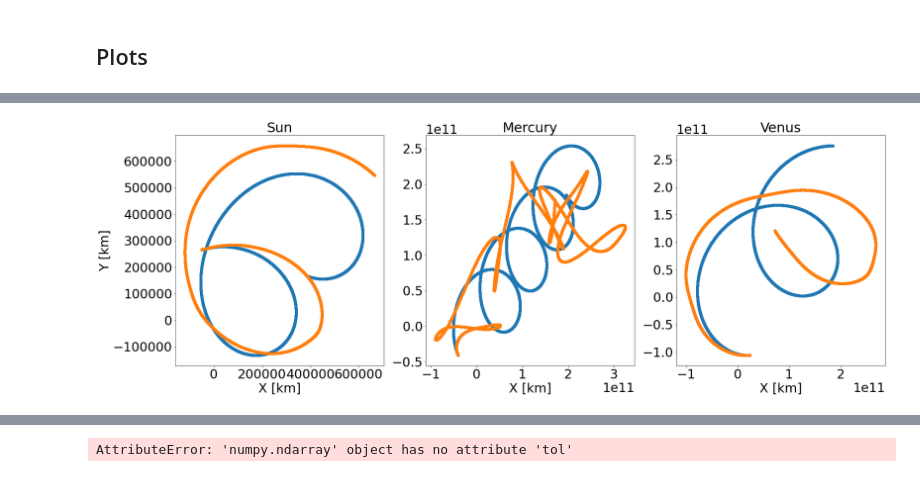
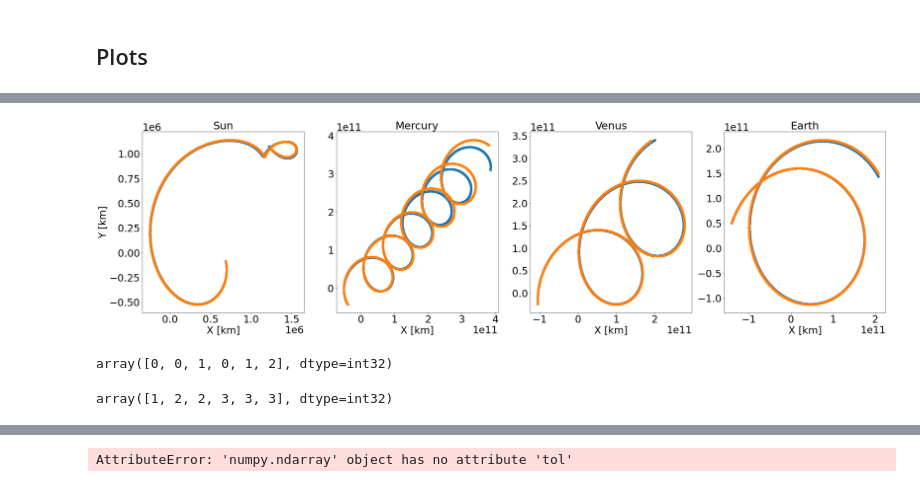
Before and after one commit to Pablo-Lemos/orbits, a Jupyter notebook: planets_graphnets.ipynb, the cells around one changed output, grey strips where cells are left out. Cells and saved outputs as stored; diff of their text form; code cells hidden in the pictures.

Commit message:
Working with 3 planets

```diff
--- a/planets_graphnets.ipynb
+++ b/planets_graphnets.ipynb
@@ -153,7 +157,7 @@ def model_gn(dx, num_processing_steps):
     '''
     Use the model to go from dx to dp
     '''
-    graph = input_graph_tr.replace(edges=dx)
+    graph = input_graph_test.replace(edges=dx)
     outputs = model(graph, num_processing_steps)
     outputs_p = get_momentum_update(outputs)
     output = sum(outputs_p)/num_processing_steps
@@ -221 +344,3 @@ def leapfrog_integration(x0, p0, planets,dt, num_steps, model, num_processing_st
+# %%
+x_traj_tr, dp_traj_tr = generate_batch(planets_gn, total_time_tr, delta_time, batch_size, norm_factor = np.std(dp_traj_np))
 # %%
@@ -370,3 +495,13 @@ def create_loss_ops(target_op, output_ops):
         for output_op in output_ops
     ]
     return loss_ops
+# %%
+t = tf.random_uniform([], minval=0, maxval=num_time_steps_tr - 1, dtype=tf.int32)
+input_dict_tr = []
+for i in range(batch_size):
+    input_dict_tr.append(get_input_graph(planets, x_traj_tr[i], t, noise_level = noise_level))
+
+input_graph_tr = utils_tf.data_dicts_to_graphs_tuple(input_dict_tr)
+output_model = model(input_graph_tr, num_processing_steps_tr)
+output_ops_tr = get_momentum_update(output_model)
+target_nodes_tr = tf.reshape(dp_traj_tr[:,t], shape=[batch_size*nplanets, 2])
@@ -373,15 +515,8 @@ def create_loss_ops(target_op, output_ops):
 # %%
-t = tf.random_uniform([], minval=0, maxval=num_time_steps - 1, dtype=tf.int32)
-input_dict_tr = get_input_graph(planets, x_traj, t, noise_level = noise_level)
-input_graph_tr = utils_tf.data_dicts_to_graphs_tuple([input_dict_tr])
-output_model = model(input_graph_tr, num_processing_steps_tr)
-output_ops_tr = get_momentum_update(output_model)
-target_nodes_tr = dp_traj_norm[t]
-
 # Integration (test)
-nsteps_int = 5000
-x0 = x_traj[0]
-p0 = p_traj[0]
+nsteps_int = num_time_steps_test
+x0 = x_traj_test[0]
+p0 = p_traj_test[0]
 xp, pp, fp = leapfrog_integration(
     x0, p0, planets_gn, delta_time, nsteps_int, model_gn, num_processing_steps_tr)
 loss_test = tf.reduce_mean(
@@ -515,28 +643,28 @@ x_pred = test_orbit["x_pred"]
 #p_pred = test_orbit["p_pred"]
 f_pred = test_orbit["f_pred"]
 # %%
-nsteps_plot = 3500
+nsteps_plot = 5000
 plt.rcParams.update({'font.size': 30})
 fig, axs =plt.subplots(nrows = 1, ncols = len(planets), figsize = (10*len(planets), 10))
 
-periods = np.array([225, 88, 225])
+periods = np.array([225, 88, 225, 1000])
 factor = 10*periods
 
 axs[0].set_ylabel('Y [km]')
 for i in range(len(planets)):
     ax = axs[i]
 
     shift = x_traj_np[:,i,0].max()/factor[i]*np.arange(nsteps_plot)
 
     ax.set_title(planets[i].name, fontsize = 32)
     ax.scatter(x_traj_np[:nsteps_plot,i,0]+shift, x_traj_np[:nsteps_plot,i,1]+shift, label='Truth')
     ax.scatter(x_pred[:nsteps_plot,i,0]+shift, x_pred[:nsteps_plot,i,1]+shift, label='Prediction')
     ax.set_xlabel('X [km]')
 
 
 plt.savefig('/Users/Pablo/Desktop/orbits')
 # %% [output]
-[figure, old version]
+[figure, new version]
 # %%
 nplanets = len(planets_gn)
 nforce = len(f_pred[0])
@@ -562,3 +690,11 @@ for i in range(nsteps_table):
     #table[i] =  np.concatenate([masses_arr, dx, f_pred[i]], axis = 1)
 # %%
 np.savetxt('/Users/Pablo/Desktop/orbits.txt', table)
+# %%
+input_graph_tr.senders.eval(session=sess)[:6]
+# %% [output]
+array([0, 0, 1, 0, 1, 2], dtype=int32)
+# %%
+input_graph_tr.receivers.eval(session=sess)[:6]
+# %% [output]
+array([1, 2, 2, 3, 3, 3], dtype=int32)
```
Also changed, not shown: parts of 32 cells of this notebook.
